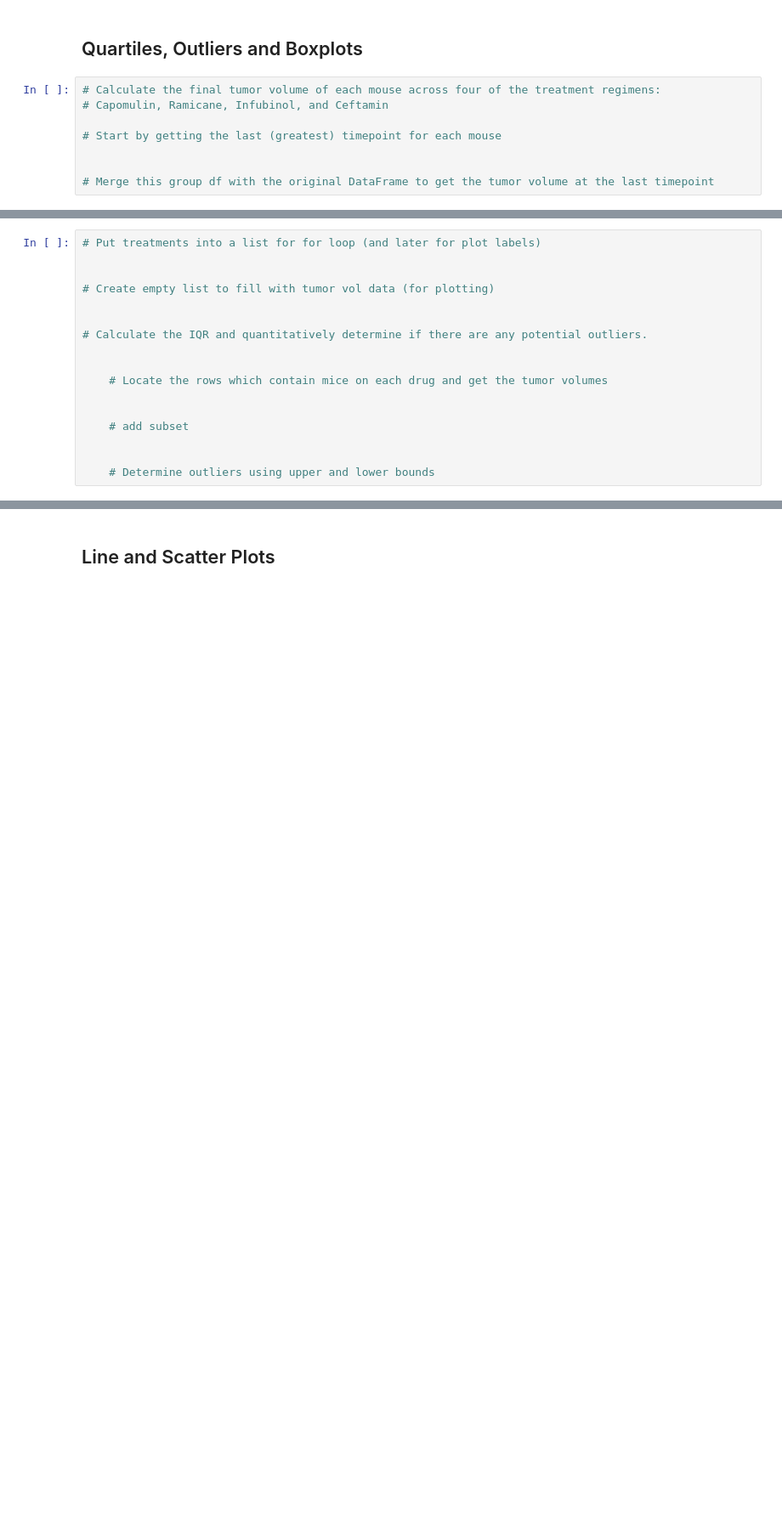
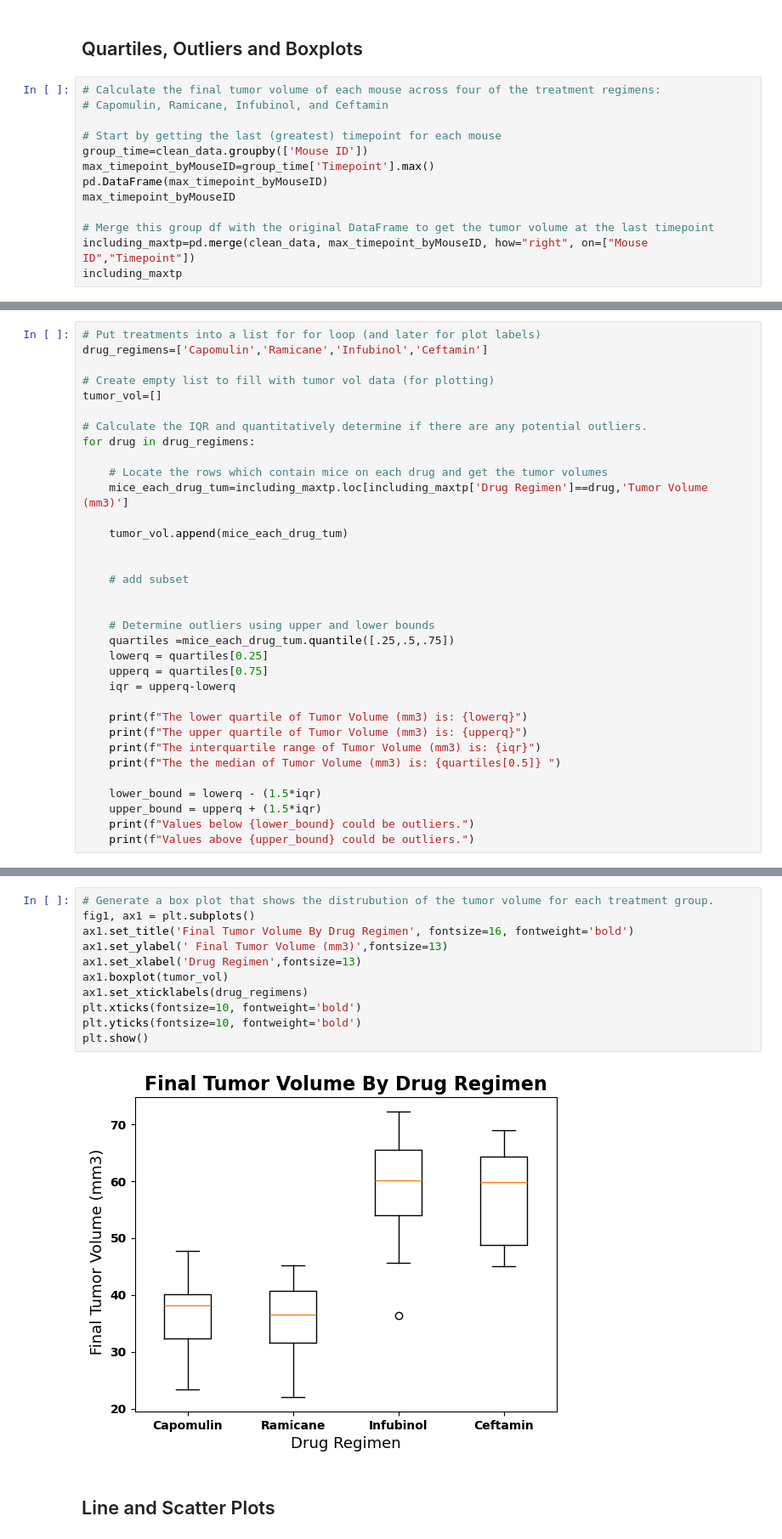
Before and after one commit to Karall0k/Pymaceuticals, a Jupyter notebook: pymaceuticals.ipynb, the cells around one changed output, grey strips where cells are left out. Shown: that part at 85% size. Drawn from its saved outputs; the diff is of its cells as text; blank space fills up the shorter version.

```diff
--- a/pymaceuticals.ipynb
+++ b/pymaceuticals.ipynb
@@ -208,6 +208,11 @@ plt.show()
 # Capomulin, Ramicane, Infubinol, and Ceftamin
 
 # Start by getting the last (greatest) timepoint for each mouse
-
+group_time=clean_data.groupby(['Mouse ID'])
+max_timepoint_byMouseID=group_time['Timepoint'].max()
+pd.DataFrame(max_timepoint_byMouseID)
+max_timepoint_byMouseID
 
 # Merge this group df with the original DataFrame to get the tumor volume at the last timepoint
+including_maxtp=pd.merge(clean_data, max_timepoint_byMouseID, how="right", on=["Mouse ID","Timepoint"])
+including_maxtp
@@ -214,17 +233,34 @@ plt.show()
 # %%
 # Put treatments into a list for for loop (and later for plot labels)
-
+drug_regimens=['Capomulin','Ramicane','Infubinol','Ceftamin']
 
 # Create empty list to fill with tumor vol data (for plotting)
-
+tumor_vol=[]
 
 # Calculate the IQR and quantitatively determine if there are any potential outliers.
-
+for drug in drug_regimens:
 
     # Locate the rows which contain mice on each drug and get the tumor volumes
+    mice_each_drug_tum=including_maxtp.loc[including_maxtp['Drug Regimen']==drug,'Tumor Volume (mm3)']
+
+    tumor_vol.append(mice_each_drug_tum)
 
 
     # add subset
 
 
     # Determine outliers using upper and lower bounds
+    quartiles =mice_each_drug_tum.quantile([.25,.5,.75])
+    lowerq = quartiles[0.25]
+    upperq = quartiles[0.75]
+    iqr = upperq-lowerq
+
+    print(f"The lower quartile of Tumor Volume (mm3) is: {lowerq}")
+    print(f"The upper quartile of Tumor Volume (mm3) is: {upperq}")
+    print(f"The interquartile range of Tumor Volume (mm3) is: {iqr}")
+    print(f"The the median of Tumor Volume (mm3) is: {quartiles[0.5]} ")
+
+    lower_bound = lowerq - (1.5*iqr)
+    upper_bound = upperq + (1.5*iqr)
+    print(f"Values below {lower_bound} could be outliers.")
+    print(f"Values above {upper_bound} could be outliers.")
@@ -233,2 +285,15 @@ plt.show()
+# %%
+# Generate a box plot that shows the distrubution of the tumor volume for each treatment group.
+fig1, ax1 = plt.subplots()
+ax1.set_title('Final Tumor Volume By Drug Regimen', fontsize=16, fontweight='bold')
+ax1.set_ylabel(' Final Tumor Volume (mm3)',fontsize=13)
+ax1.set_xlabel('Drug Regimen',fontsize=13)
+ax1.boxplot(tumor_vol)
+ax1.set_xticklabels(drug_regimens)
+plt.xticks(fontsize=10, fontweight='bold')
+plt.yticks(fontsize=10, fontweight='bold')
+plt.show()
+# %% [output]
+[figure, added]
 # %% [markdown]
 ## Line and Scatter Plots
```
Also changed, not shown: parts of 6 cells of this notebook, 2 other files.
